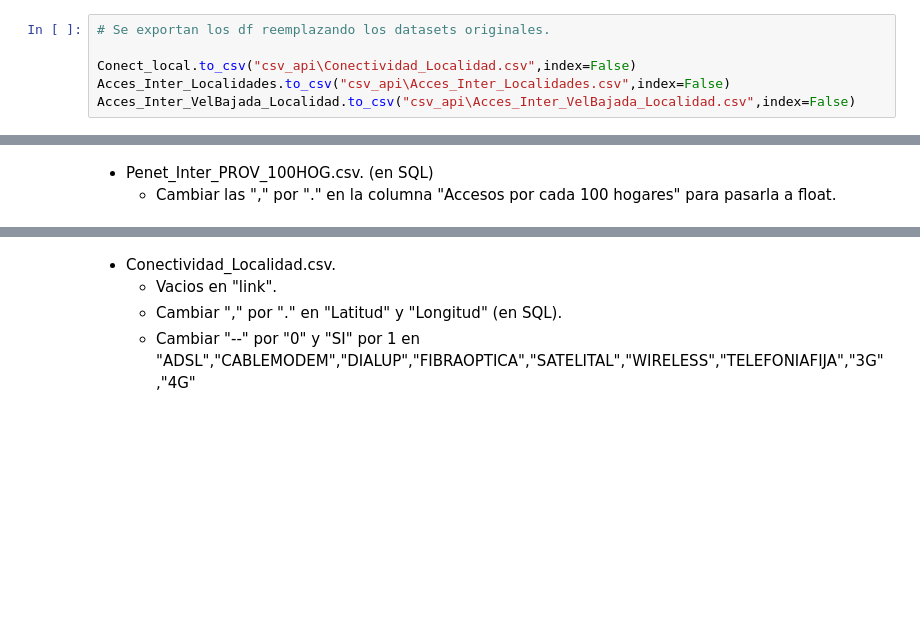
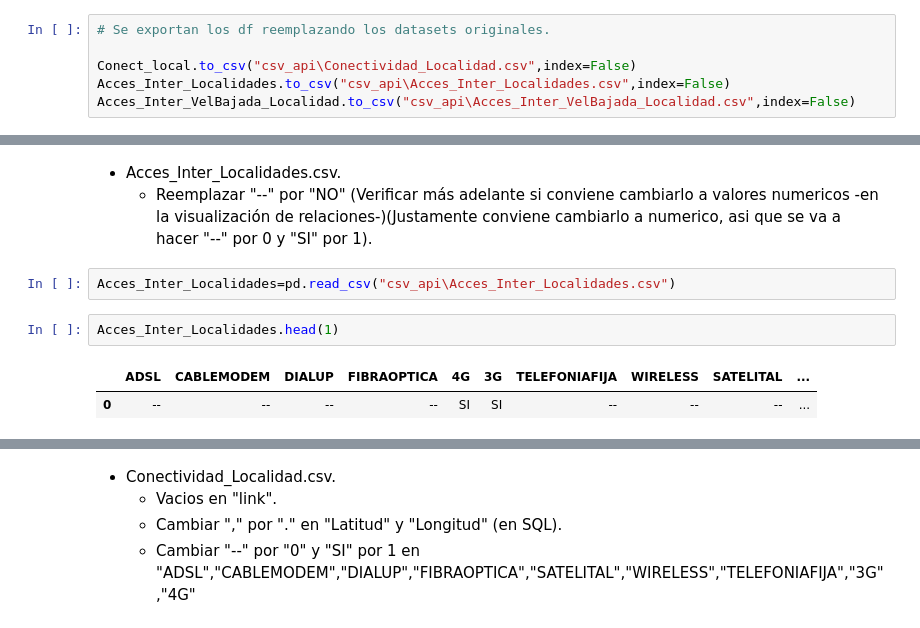
Before and after one commit to A-Lasso/Proyecto_Individual2, a Jupyter notebook: ETL.ipynb, the cells around one changed output, grey strips where cells are left out. Saved outputs shown, nothing was run; the diff lists cells and outputs as text; blank space fills up the shorter version.

```diff
--- a/ETL.ipynb
+++ b/ETL.ipynb
@@ -1517,6 +1526,13 @@ Acces_Inter_Prov_Vel.to_csv("csv_api\Acces_Inter_Prov_Vel.csv",index=False)
     - Vacios en "link".
     - Cambiar "," por "." en "Latitud" y "Longitud" (en SQL).
     - Cambiar "--" por "NO" en "ADSL","CABLEMODEM","DIALUP","FIBRAOPTICA","SATELITAL","WIRELESS","TELEFONIAFIJA","3G","4G"(Conviene cambiarlo a numerico, asi que se va a hacer "--" por 0 y "SI" por 1).
-# %% [markdown]
-- Penet_Inter_PROV_100HOG.csv. (en SQL)
-    - Cambiar las "," por "." en la columna "Accesos por cada 100 hogares" para pasarla a float.<br>
+# %% [markdown]
+- Acces_Inter_Localidades.csv.
+    - Reemplazar "--" por "NO" (Verificar más adelante si conviene cambiarlo a valores numericos -en la visualización de relaciones-)(Justamente conviene cambiarlo a numerico, asi que se va a hacer "--" por 0 y "SI" por 1).<br>
+# %%
+Acces_Inter_Localidades=pd.read_csv("csv_api\Acces_Inter_Localidades.csv")
+# %%
+Acces_Inter_Localidades.head(1)
+# %% [output]
+|  | ADSL | CABLEMODEM | DIALUP | FIBRAOPTICA | 4G | 3G | TELEFONIAFIJA | WIRELESS | SATELITAL | ... |
+| 0 | -- | -- | -- | -- | SI | SI | -- | -- | -- | ... |
```
Also changed, not shown: parts of 60 cells of this notebook, 4 other files.
